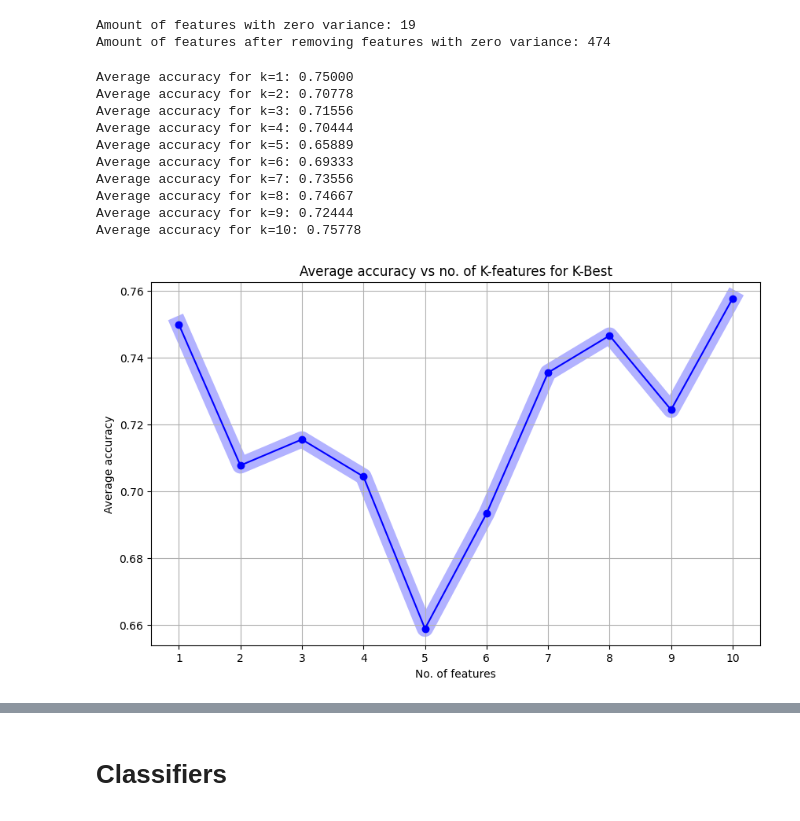
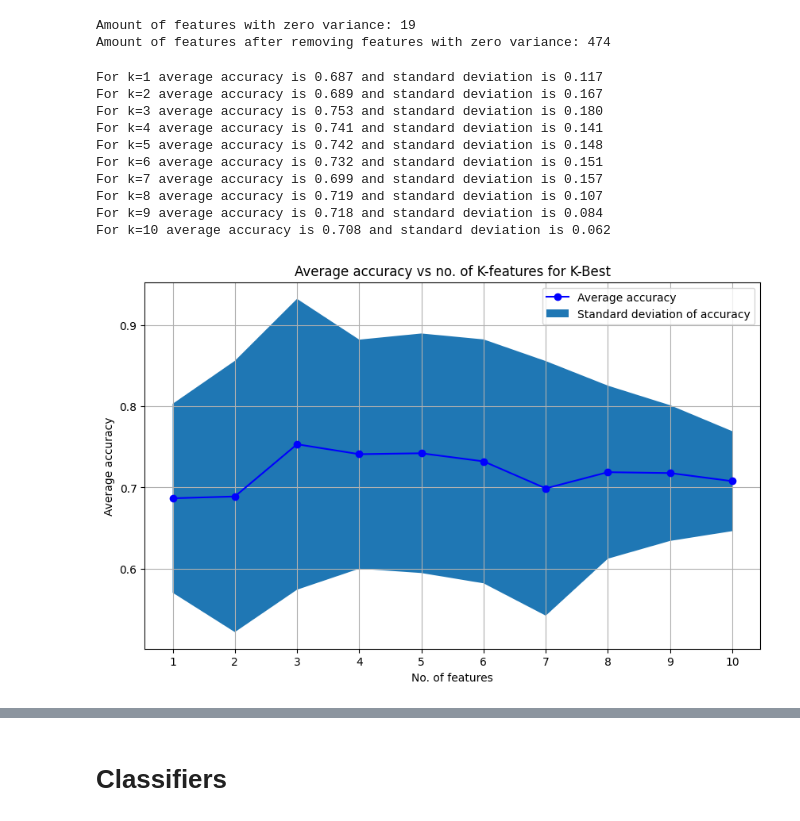
Before and after one commit to AnoukBloemen/TM10007_ML_Project, a Jupyter notebook: assignment.ipynb, the cells around one changed output, grey strips where cells are left out. Saved outputs shown, nothing was run; the diff lists cells and outputs as text; code cells hidden in the pictures.

```diff
--- a/assignment.ipynb
+++ b/assignment.ipynb
@@ -89,8 +91,8 @@ nans_found_in_column_count_train = 0
 
 # Checking and filling missing for train
 for column in X_train:
-    # if X_train[column].min() != X_train[column].max():
-    #     stat, p = shapiro(X_train[column].dropna())
+    if X_train[column].min() != X_train[column].max():
+        stat, p = shapiro(X_train[column].dropna())
         if p > alpha:
             normal_distributed_columns_count_train += 1
             if X_train[column].isna().sum() > 0:
@@ -113,8 +115,8 @@ not_normal_distributed_columns_count_test = 0
 nans_found_in_column_count_test = 0
 
 for column in X_test:
-    # if X_test[column].min() != X_test[column].max():
-    #     stat, p = shapiro(X_test[column].dropna())
+    if X_test[column].min() != X_test[column].max():
+        stat, p = shapiro(X_test[column].dropna())
         if p > alpha:
             normal_distributed_columns_count_test += 1
             if X_test[column].isna().sum() > 0:
@@ -192,9 +194,12 @@ print(f'Amount of features after removing features with zero variance: {X_train_
 Amount of features with zero variance: 19
 Amount of features after removing features with zero variance: 474
 # %%
-kf = StratifiedKFold(n_splits=10, shuffle=True, random_state=42)
+# Evaluating performance of selectkbest feature selection on data set
+
+kf = StratifiedKFold(n_splits=10)
 k_values = range(1, 11)
 average_accuracies = []
+std_accuracies = []
 
 for k in k_values:
 
@@ -202,46 +207,55 @@ for k in k_values:
     selector = SelectKBest(f_classif, k=k)
     X_train_select = selector.fit_transform(X_train_zv, Y_train)
     accuracies = []
 
     # 10-fold cross-validation
     for train_index, test_index in kf.split(X_train_select, Y_train):
 
         X_fold_train, X_fold_test = X_train_select[train_index], X_train_select[test_index]
         y_fold_train, y_fold_test = Y_train.iloc[train_index], Y_train.iloc[test_index]
 
         # Train kNN-model
         knn_model = KNeighborsClassifier()
         knn_model.fit(X_fold_train, y_fold_train)
 
         # Predict and evaluate accuracy
         predictions = knn_model.predict(X_fold_test)
         accuracy = accuracy_score(y_fold_test, predictions)
         accuracies.append(accuracy)
 
-        # Calculating average accuracy for current k-number
+    # Calculating average accuracy for current k-number
     average_accuracy = np.mean(accuracies)
     average_accuracies.append(average_accuracy)
-    print(f"Average accuracy for k={k}: {average_accuracy:.5f}")
+
+    # Calculating standard deviation accuracy for current k-number
+    std_accuracy = np.std(accuracies)
+    std_accuracies.append(std_accuracy)
+
+    print(f"For k={k} average accuracy is {average_accuracy:.3f} and standard deviation is {std_accuracy:.3f}")
+
+upper_bound = np.array(average_accuracies) + np.array(std_accuracies)
+lower_bound = np.array(average_accuracies) - np.array(std_accuracies)
 
 plt.figure(figsize=(10,6))
-plt.plot(list(k_values), average_accuracies, marker='o', linestyle='-', color='blue', linewidth=15, alpha=0.3, zorder=1)
-plt.plot(list(k_values), average_accuracies, marker='o', linestyle='-', color='blue')
+plt.plot(list(k_values), average_accuracies, marker='o', linestyle='-', color='blue', label='Average accuracy')
+plt.fill_between(list(k_values), upper_bound, lower_bound, label='Standard deviation of accuracy')
 plt.title('Average accuracy vs no. of K-features for K-Best')
 plt.xlabel('No. of features')
 plt.ylabel('Average accuracy')
 plt.grid(True)
 plt.xticks(list(k_values))
+plt.legend()
 plt.show()
 # %% [output]
-Average accuracy for k=1: 0.75000
-Average accuracy for k=2: 0.70778
-Average accuracy for k=3: 0.71556
-Average accuracy for k=4: 0.70444
-Average accuracy for k=5: 0.65889
-Average accuracy for k=6: 0.69333
-Average accuracy for k=7: 0.73556
-Average accuracy for k=8: 0.74667
-Average accuracy for k=9: 0.72444
-Average accuracy for k=10: 0.75778
+For k=1 average accuracy is 0.687 and standard deviation is 0.117
+For k=2 average accuracy is 0.689 and standard deviation is 0.167
+For k=3 average accuracy is 0.753 and standard deviation is 0.180
+For k=4 average accuracy is 0.741 and standard deviation is 0.141
+For k=5 average accuracy is 0.742 and standard deviation is 0.148
+For k=6 average accuracy is 0.732 and standard deviation is 0.151
+For k=7 average accuracy is 0.699 and standard deviation is 0.157
+For k=8 average accuracy is 0.719 and standard deviation is 0.107
+For k=9 average accuracy is 0.718 and standard deviation is 0.084
+For k=10 average accuracy is 0.708 and standard deviation is 0.062
-[figure, old version]
+[figure, new version]
 # %%
```
Also changed, not shown: parts of 8 cells of this notebook.
